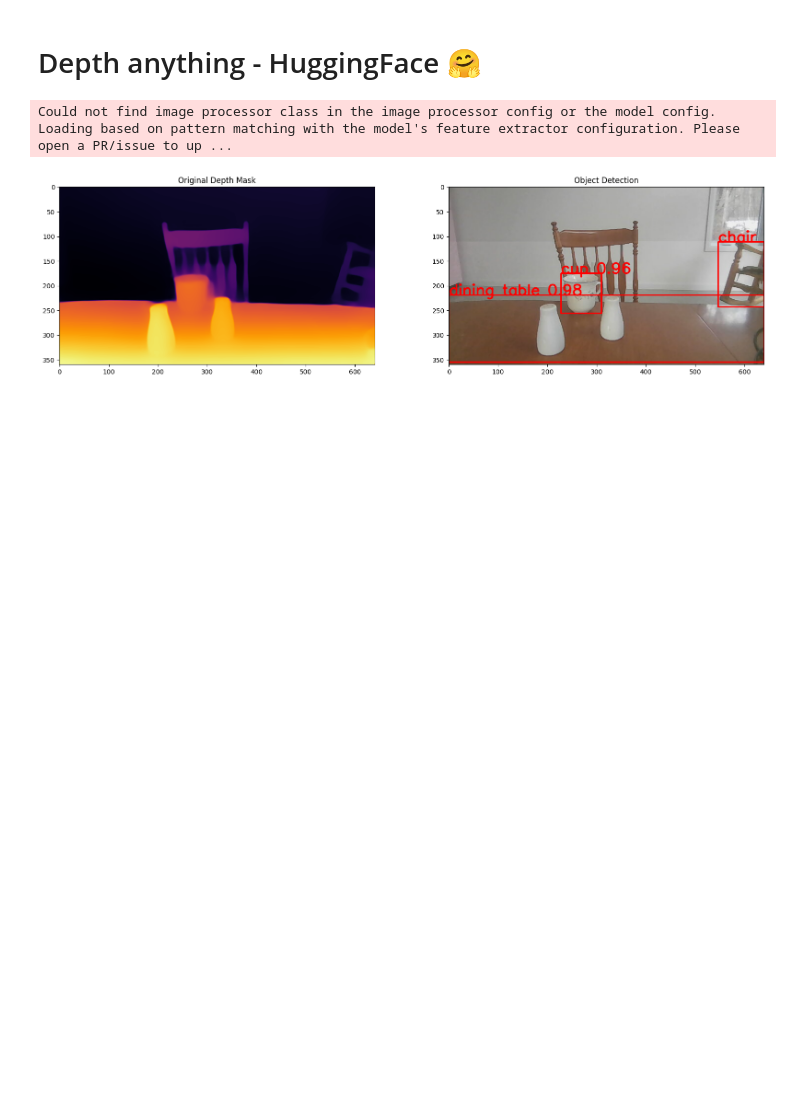
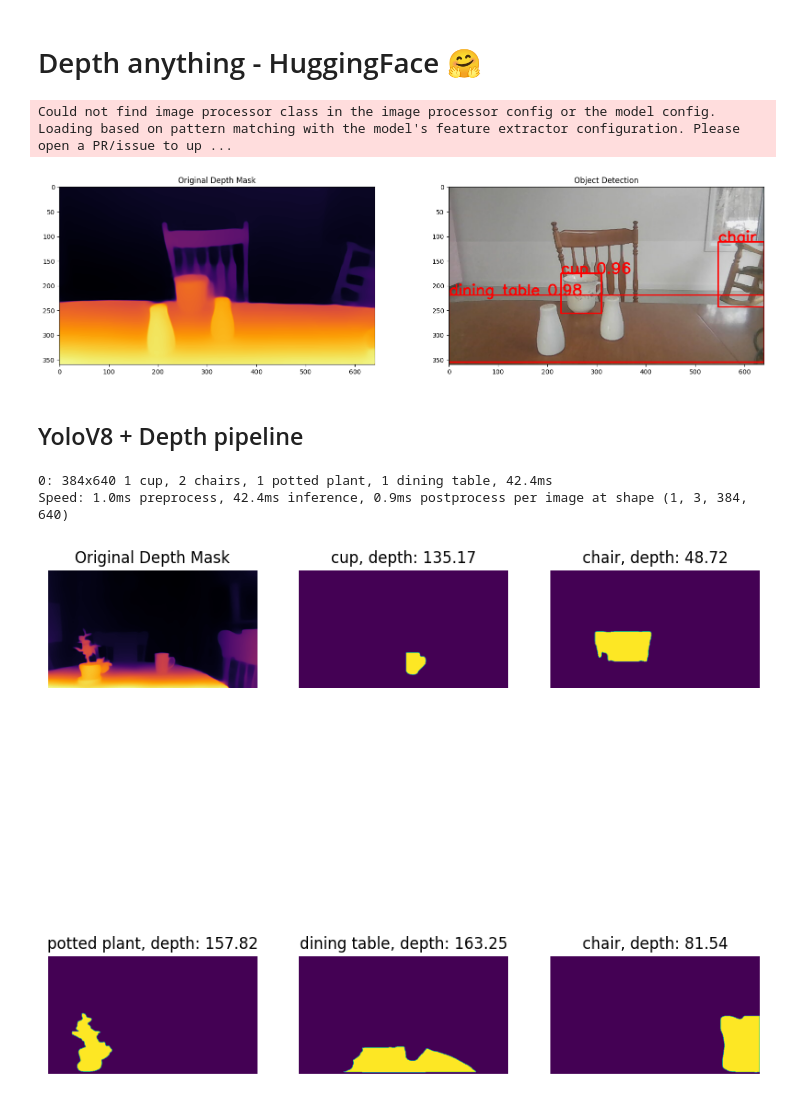
Before and after one commit to Geoffroy78/MTI805, a Jupyter notebook: notebooks/pipeline.ipynb, the cells around one changed output. Drawn from its saved outputs; the diff is of its cells as text; code cells hidden in the pictures; blank space fills up the shorter version.

Commit message:
YOLO v8, mask with depth, Calibration tests

```diff
--- a/notebooks/pipeline.ipynb
+++ b/notebooks/pipeline.ipynb
@@ -44,3 +44,66 @@ plt.show()
 # %% [output]
 Could not find image processor class in the image processor config or the model config. Loading based on pattern matching with the model's feature extractor configuration. Please open a PR/issue to up ...
 [figure]
+# %% [markdown]
+## YoloV8 + Depth pipeline
+# %%
+from ultralytics import YOLO
+import cv2
+from matplotlib import pyplot as plt
+import numpy as np
+from transformers import pipeline
+from PIL import Image
+
+yolo_segmentation = YOLO('yolov8x-seg.pt')
+img = cv2.cvtColor(cv2.imread("../assets/calib_1.jpg"), cv2.COLOR_BGR2RGB)
+
+
+depth_estimator = pipeline(task="depth-estimation", model="LiheYoung/depth-anything-small-hf")
+depth = np.array(depth_estimator(Image.fromarray(img))["depth"])
+
+
+results = yolo_segmentation(source=img.copy())
+for result in results:
+    masks = result.masks
+    resulting_masks = []
+    classes = [result.names[id] for id in result.boxes.cls.tolist()]
+
+    for c, mask_data in zip(classes, masks):
+        mask = np.zeros(img.shape[:2], np.uint8)
+        contour = mask_data.xy.pop().astype(np.int32)
+        contour = contour.reshape(-1, 1, 2)
+
+        _ = cv2.drawContours(mask, [contour], -1, (255,255,255), cv2.FILLED)
+        resulting_masks.append((c, mask))
+
+# Plot the resulting masks
+num_masks = len(resulting_masks)
+num_rows = (num_masks + 2) // 3  # Calculate the number of rows needed
+
+fig, axes = plt.subplots(num_rows, 3, figsize=(10, 10))
+
+axes[0, 0].imshow(depth, cmap='inferno')
+axes[0, 0].set_title('Original Depth Mask')
+axes[0, 0].axis('off')
+
+for i, (c, mask) in enumerate(resulting_masks):
+    row = (i + 1) // 3
+    col = (i + 1) % 3
+    axes[row, col].imshow(mask, alpha=1)
+    mean_depth = depth[mask > 0].mean()
+    axes[row, col].set_title(f'{c}, depth: {mean_depth:.2f}')
+    axes[row, col].axis('off')
+
+# Remove empty subplots
+for i in range(num_masks + 1, num_rows * 3):
+    row = i // 3
+    col = i % 3
+    fig.delaxes(axes[row, col])
+
+
+
+plt.show()
+# %% [output]
+0: 384x640 1 cup, 2 chairs, 1 potted plant, 1 dining table, 42.4ms
+Speed: 1.0ms preprocess, 42.4ms inference, 0.9ms postprocess per image at shape (1, 3, 384, 640)
+[figure, added]
```
Also changed, not shown: 10 other files.
